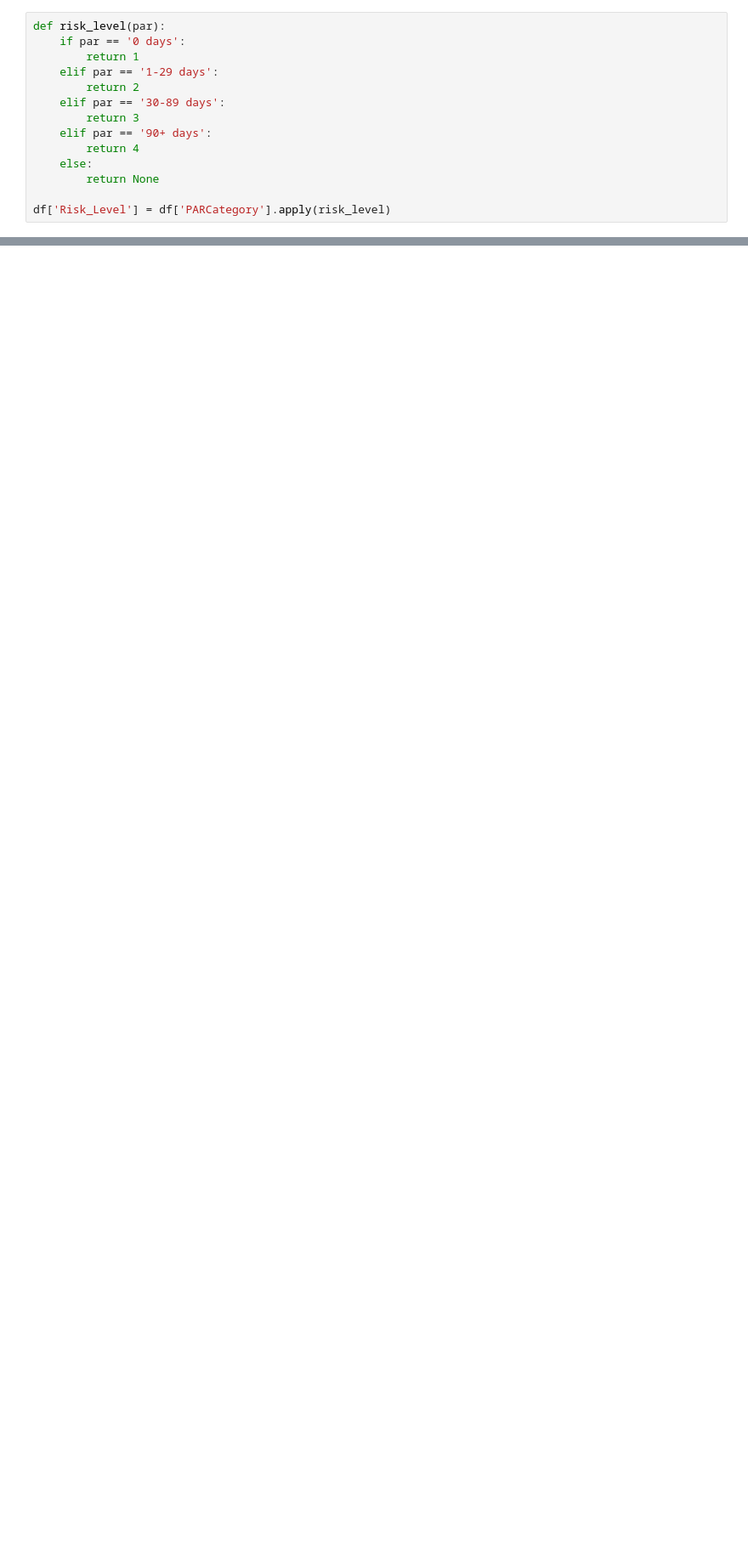
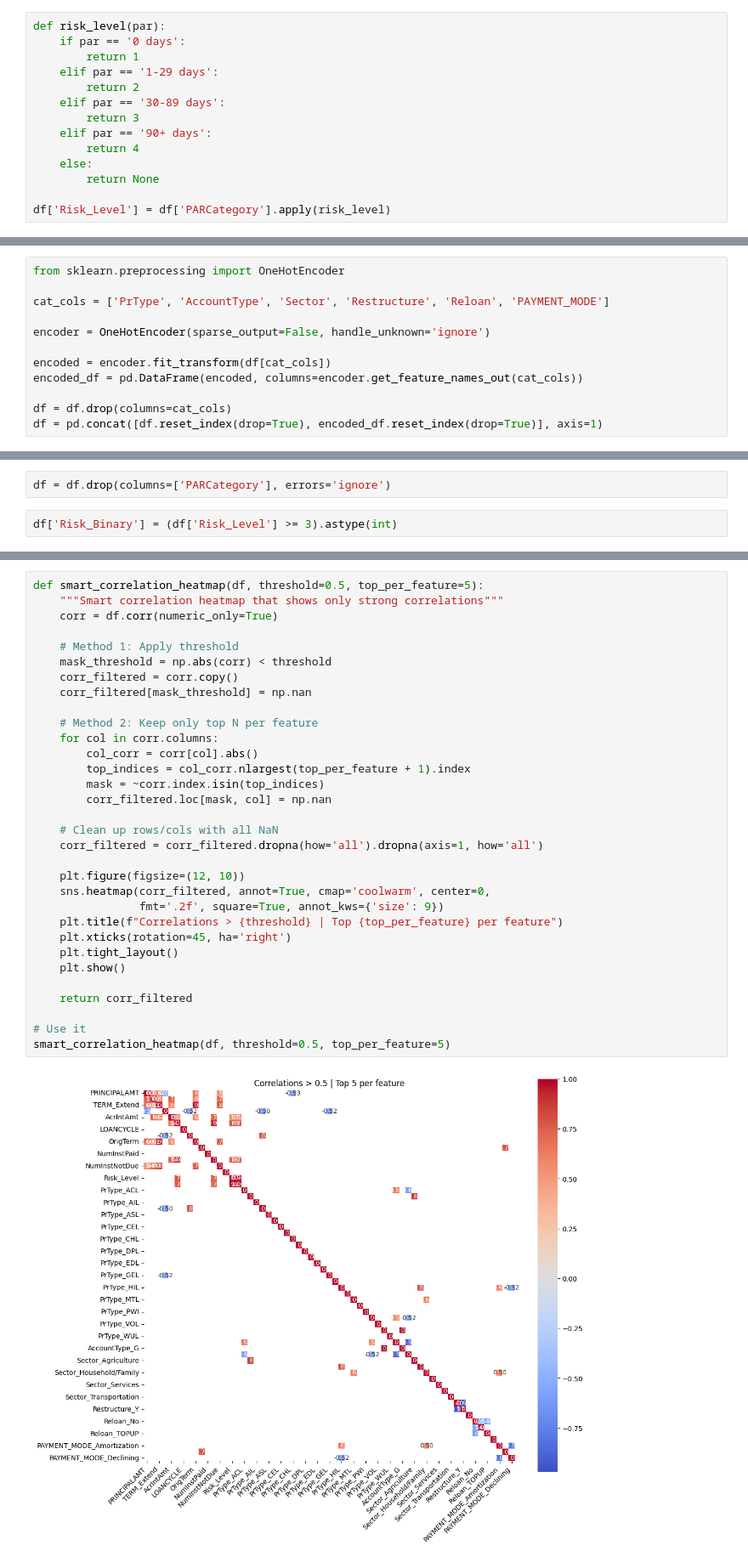
Before and after one commit to Natt2509/Thesis, a Jupyter notebook: Project.ipynb, the cells around one changed output, grey strips where cells are left out. Shown at 85% size. Saved outputs shown, nothing was run; the diff lists cells and outputs as text; blank space fills up the shorter version.

Commit message:
Update Project.ipynb — add preprocessing and further work

```diff
--- a/Project.ipynb
+++ b/Project.ipynb
@@ -193,0 +239,12 @@ df['Risk_Level'] = df['PARCategory'].apply(risk_level)
+# %%
+from sklearn.preprocessing import OneHotEncoder
+
+cat_cols = ['PrType', 'AccountType', 'Sector', 'Restructure', 'Reloan', 'PAYMENT_MODE']
+
+encoder = OneHotEncoder(sparse_output=False, handle_unknown='ignore')
+
+encoded = encoder.fit_transform(df[cat_cols])
+encoded_df = pd.DataFrame(encoded, columns=encoder.get_feature_names_out(cat_cols))
+
+df = df.drop(columns=cat_cols)
+df = pd.concat([df.reset_index(drop=True), encoded_df.reset_index(drop=True)], axis=1)
@@ -193,0 +253,4 @@ df['Risk_Level'] = df['PARCategory'].apply(risk_level)
+# %%
+df = df.drop(columns=['PARCategory'], errors='ignore')
+# %%
+df['Risk_Binary'] = (df['Risk_Level'] >= 3).astype(int)
@@ -193,0 +302,34 @@ df['Risk_Level'] = df['PARCategory'].apply(risk_level)
+# %%
+def smart_correlation_heatmap(df, threshold=0.5, top_per_feature=5):
+    """Smart correlation heatmap that shows only strong correlations"""
+    corr = df.corr(numeric_only=True)
+
+    # Method 1: Apply threshold
+    mask_threshold = np.abs(corr) < threshold
+    corr_filtered = corr.copy()
+    corr_filtered[mask_threshold] = np.nan
+
+    # Method 2: Keep only top N per feature
+    for col in corr.columns:
+        col_corr = corr[col].abs()
+        top_indices = col_corr.nlargest(top_per_feature + 1).index
+        mask = ~corr.index.isin(top_indices)
+        corr_filtered.loc[mask, col] = np.nan
+
+    # Clean up rows/cols with all NaN
+    corr_filtered = corr_filtered.dropna(how='all').dropna(axis=1, how='all')
+
+    plt.figure(figsize=(12, 10))
+    sns.heatmap(corr_filtered, annot=True, cmap='coolwarm', center=0,
+                fmt='.2f', square=True, annot_kws={'size': 9})
+    plt.title(f"Correlations > {threshold} | Top {top_per_feature} per feature")
+    plt.xticks(rotation=45, ha='right')
+    plt.tight_layout()
+    plt.show()
+
+    return corr_filtered
+
+# Use it
+smart_correlation_heatmap(df, threshold=0.5, top_per_feature=5)
+# %% [output]
+[figure, added]
```
Also changed, not shown: parts of 102 cells of this notebook.
